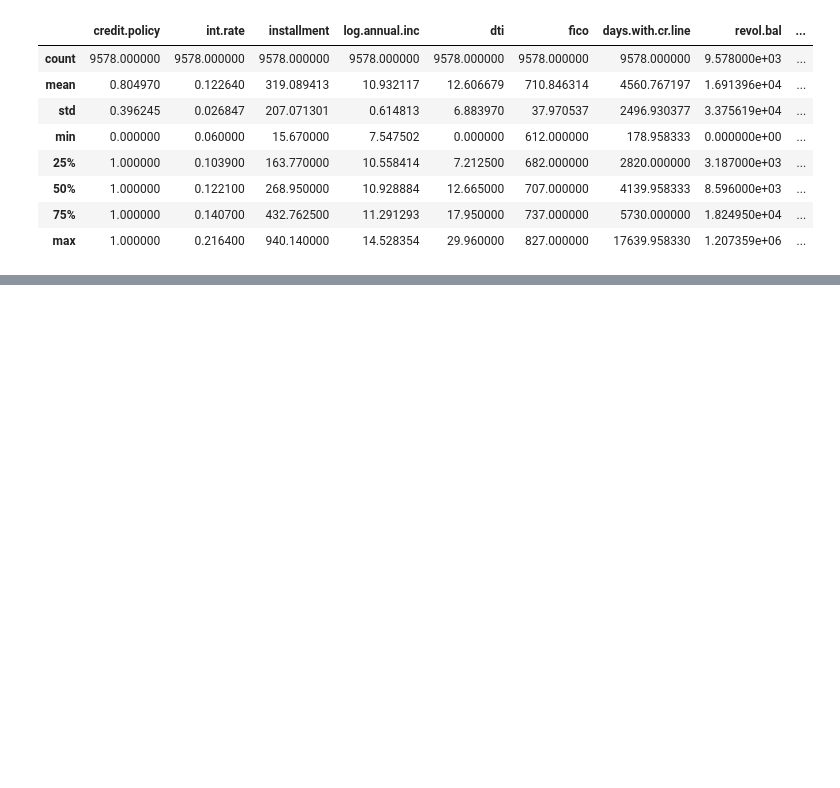
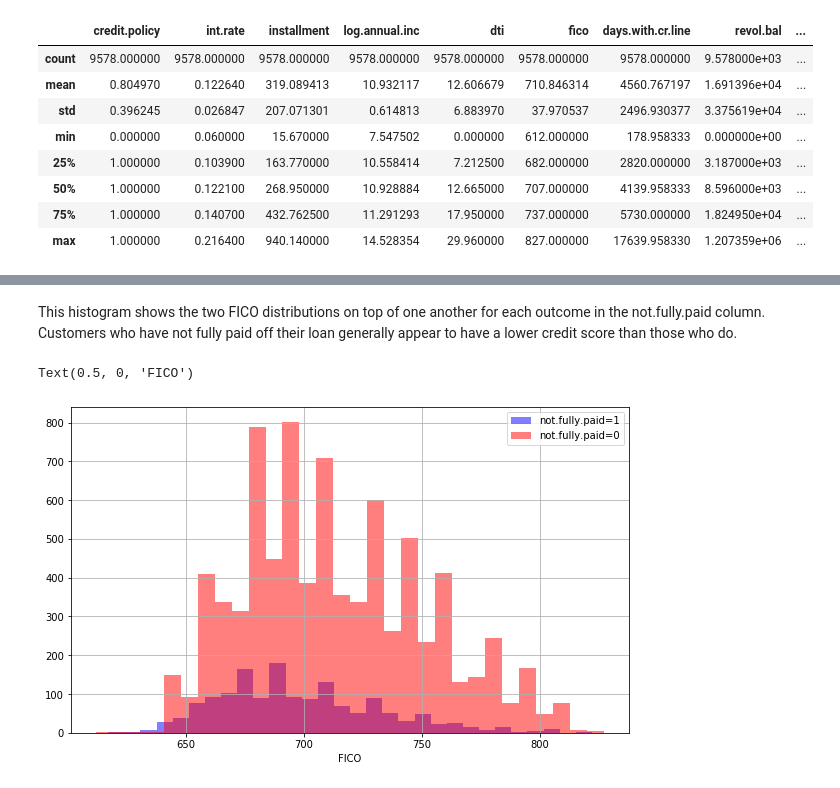
Before and after one commit to mcarpent87/Loan_prediction, a Jupyter notebook: loan_prediction.ipynb, the cells around one changed output, grey strips where cells are left out. Drawn from its saved outputs; the diff is of its cells as text; code cells hidden in the pictures; blank space fills up the shorter version.

Commit message:
added visualizations and models

```diff
--- a/loan_prediction.ipynb
+++ b/loan_prediction.ipynb
@@ -60,0 +68,13 @@ NameError: name 'loans' is not defined
+# %% [markdown]
+This histogram shows the two FICO distributions on top of one another for each outcome in the not.fully.paid column. Customers who have not fully paid off their loan generally appear to have a lower credit score than those who do.
+# %%
+plt.figure(figsize=(10,6))
+df_loans[df_loans['not.fully.paid']==1]['fico'].hist(alpha=0.5,color='blue',
+                                              bins=30,label='not.fully.paid=1')
+df_loans[df_loans['not.fully.paid']==0]['fico'].hist(alpha=0.5,color='red',
+                                              bins=30,label='not.fully.paid=0')
+plt.legend()
+plt.xlabel('FICO')
+# %% [output]
+Text(0.5, 0, 'FICO')
+[figure, added]
```
Also changed, not shown: parts of 37 cells of this notebook.
